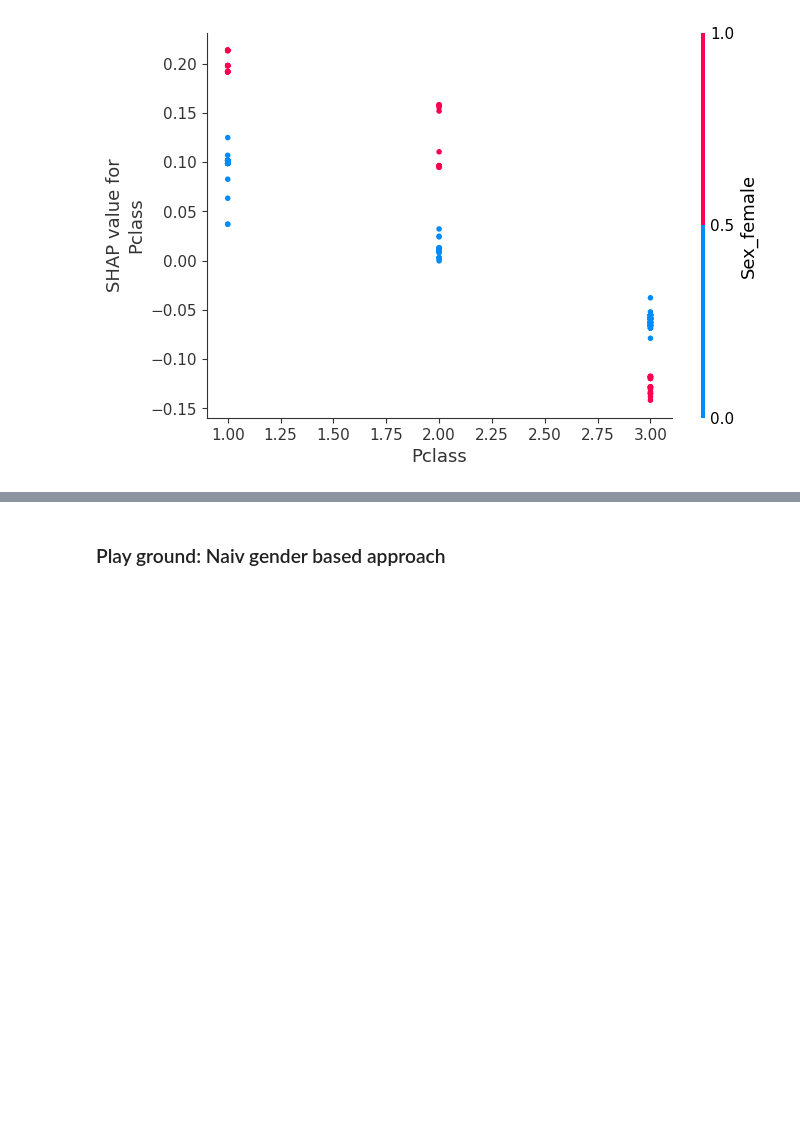
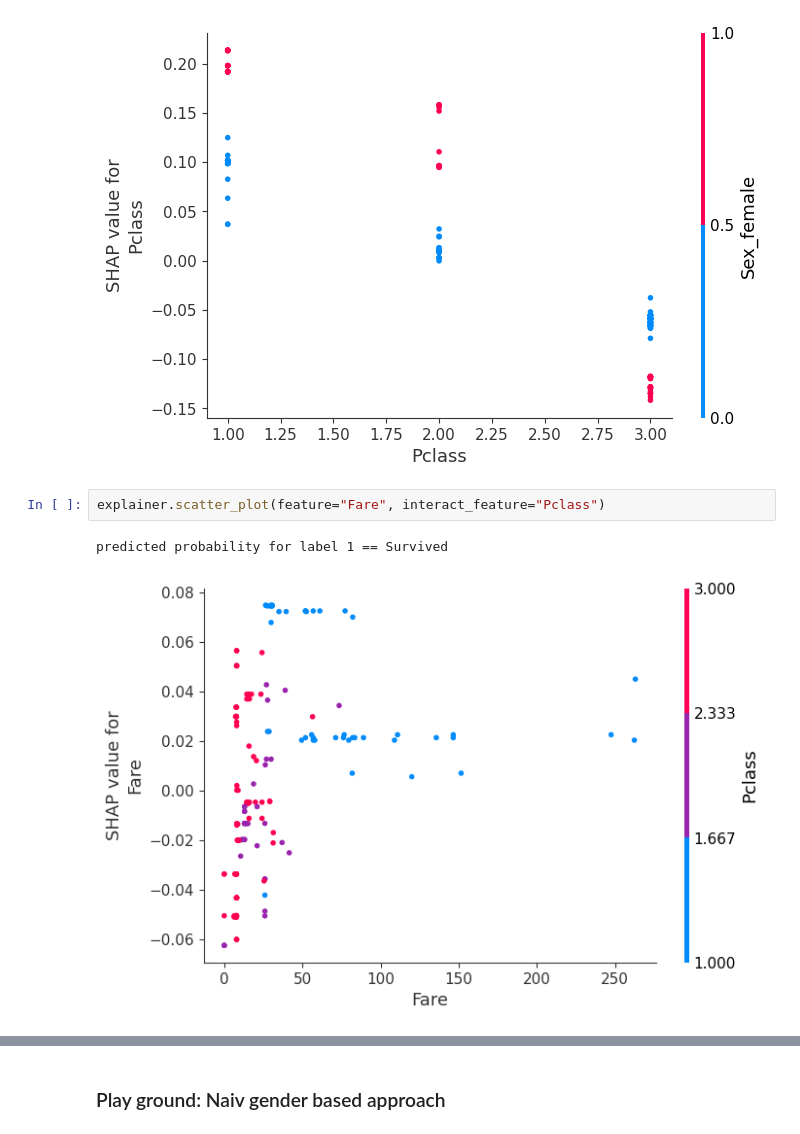
Before and after one commit to yingding/tf-every-day, a Jupyter notebook: 12shap/titanic.ipynb, the cells around one changed output, grey strips where cells are left out. Cells and saved outputs as stored; diff of their text form; blank space fills up the shorter version.

Commit message:
updated dependence / scatter plot for fare and pclass

```diff
--- a/12shap/titanic.ipynb
+++ b/12shap/titanic.ipynb
@@ -514,3 +511,8 @@ explainer.scatter_plot(feature="Pclass")
 # %% [output]
 predicted probability for label 1 == Survived
 [figure]
+# %%
+explainer.scatter_plot(feature="Fare", interact_feature="Pclass")
+# %% [output]
+predicted probability for label 1 == Survived
+[figure, added]
```
Also changed, not shown: parts of 4 cells of this notebook.
